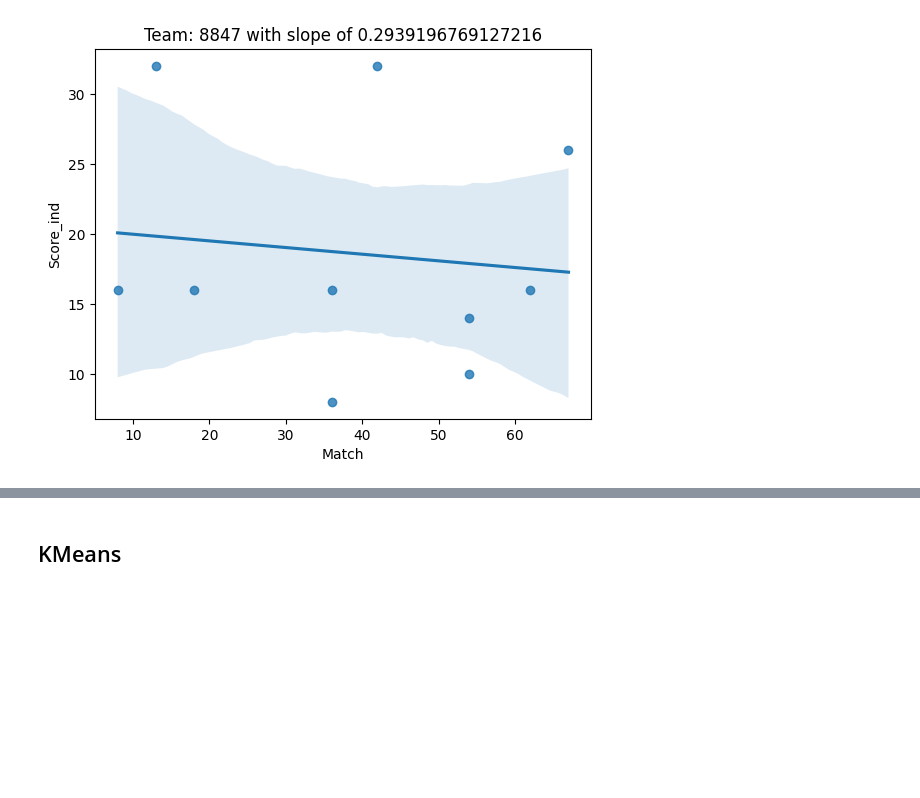
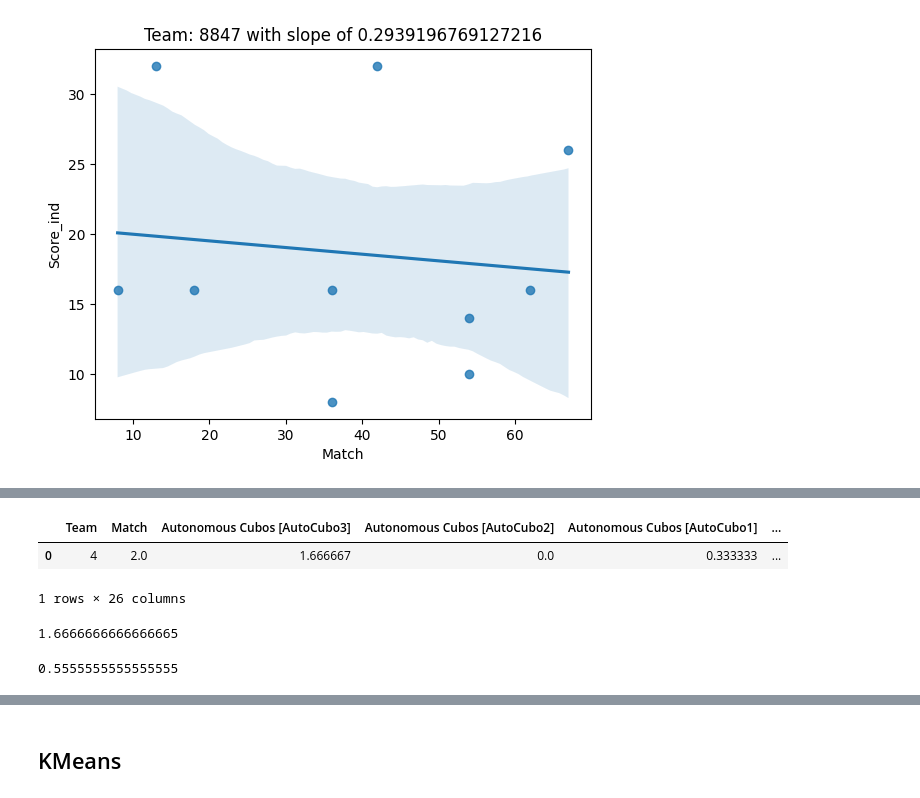
Before and after one commit to IvanDelfin/Robotica_6017, a Jupyter notebook: test_analisis.ipynb, the cells around one changed output, grey strips where cells are left out. Drawn from its saved outputs; the diff is of its cells as text; code cells hidden in the pictures; blank space fills up the shorter version.

```diff
--- a/test_analisis.ipynb
+++ b/test_analisis.ipynb
@@ -617,0 +635,8 @@ mp.show()
+# %%
+temp_team_df = df_mean_all_sort[df_mean_all_sort["Team"] == 4]
+temp_team_df.reset_index(drop=True, inplace=True)
+temp_team_df
+# %% [output]
+|  | Team | Match | Autonomous Cubos [AutoCubo3] | Autonomous Cubos [AutoCubo2] | Autonomous Cubos [AutoCubo1] | ... |
+| 0 | 4 | 2.0 | 1.666667 | 0.0 | 0.333333 | ... |
+1 rows × 26 columns
@@ -617,0 +649,8 @@ mp.show()
+# %%
+test_rank
+# %% [output]
+1.6666666666666665
+# %%
+test_rank/3
+# %% [output]
+0.5555555555555555
```
Also changed, not shown: parts of 9 cells of this notebook.
